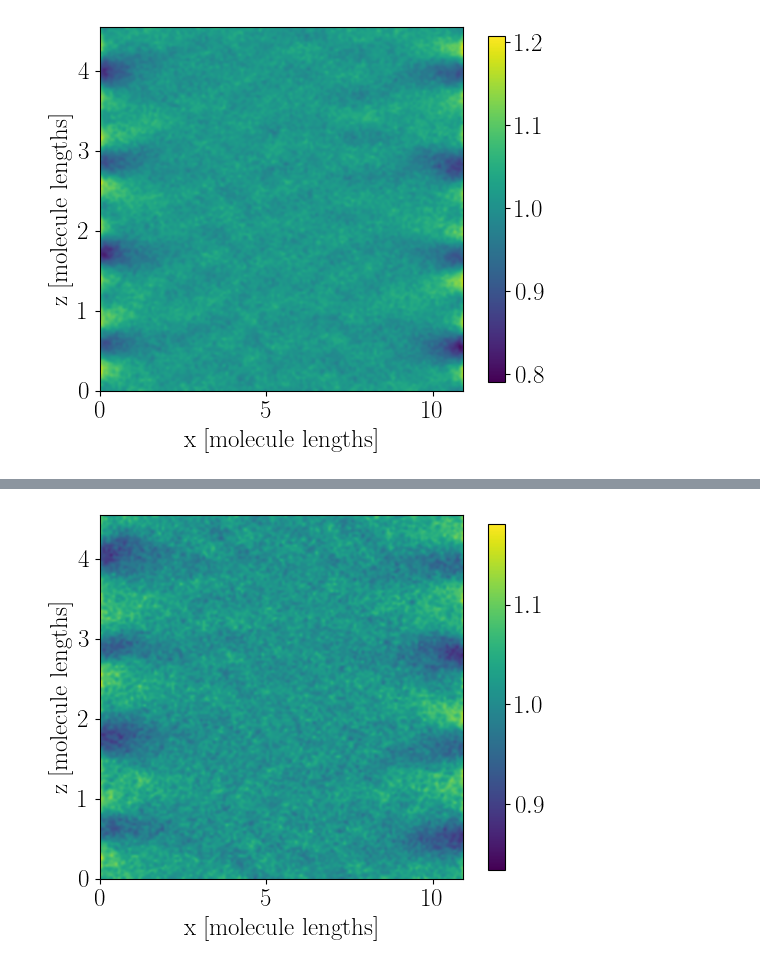
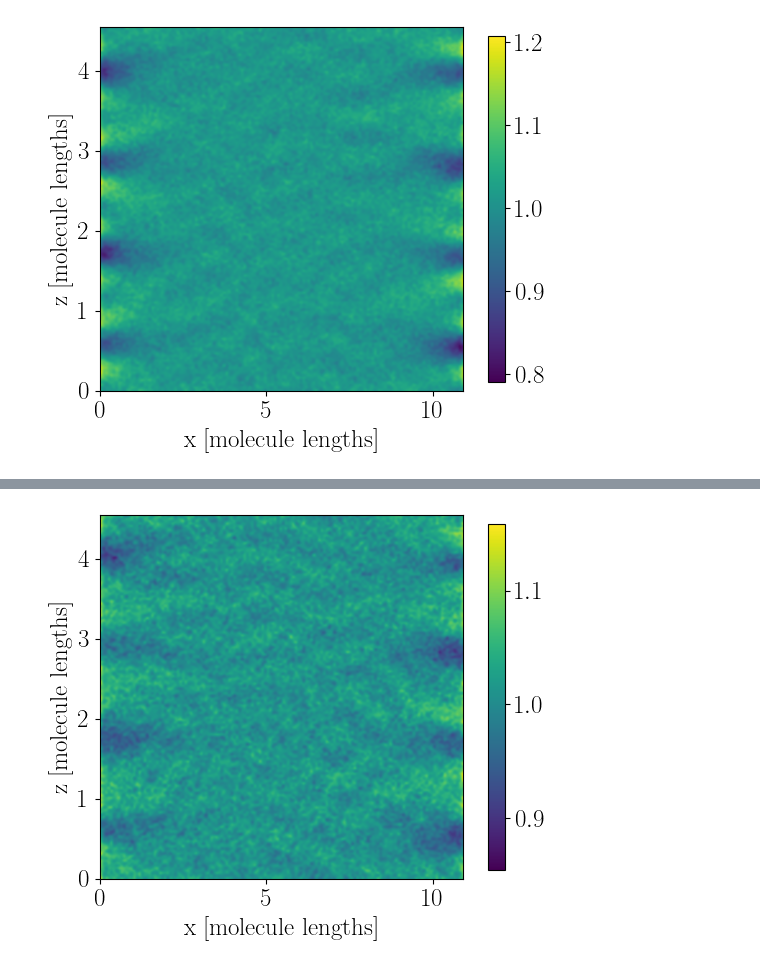
Before and after one commit to smdrzazga/LAMMPS, a Jupyter notebook: plot_printer.ipynb, the cells around one changed output, grey strips where cells are left out. Cells and saved outputs as stored; diff of their text form; code cells hidden in the pictures.

```diff
--- a/plot_printer.ipynb
+++ b/plot_printer.ipynb
@@ -4,15 +4,17 @@ import matplotlib.pyplot as plt
 import os
 import banana_plot as bp
 from scipy.optimize import curve_fit
+from scipy.signal import fftconvolve
 from matplotlib import cm
 from matplotlib.colors import ListedColormap
 
-desktop = r"C:\Users\Szymek\Desktop"
+desktop = r"C:\Users\\" + os.getlogin() + r"\Desktop"
 paths = {
     "desktop": desktop,
     "matrices": desktop + r"\LAMMPS_matrices",
     "matrices_centers": desktop + r"\LAMMPS_matrices\centers_matrices",
     "matrices_directors": desktop + r"\LAMMPS_matrices\directors_matrices",
+    "matrices_polarization": desktop + r"\LAMMPS_matrices\polarization_matrices",
     "matrices_scatter": desktop + r"\LAMMPS_matrices\scatter_matrices",
     "smectic_params": desktop + r"\smectic_params_new.txt",
     "images": desktop + r"\checkpoint_01.03.24\images",
@@ -757,10 +598,10 @@ plt.show()
 # %%
-file1 = paths["matrices_centers"] + r"\centers_screen_bulk_d_0.31_0.31.txt"
+file1 = paths["matrices_centers"] + r"\centers_bulk_d_0.316_0.316.txt"
 
 options = {'extent': [0, 120/11, 0, 50/11], 'aspect': 120/50, 'cbarshrink': 0.95, 'interpol': 'bicubic',
            'xlabel': r'$\mathrm{x\;[molecule\;lengths]}$', 'ylabel': r'$\mathrm{z\;[molecule\;lengths]}$', 'cmap': 'viridis'}
 
 fig, ax = plt.subplots(figsize=(6,4.8))
 ax = bp.HeatmapPlotter(file1, '', plot_attr=options).plot(fig, ax, normalize=True, show=False)
 # %% [output]
-[figure, old version]
+[figure, new version]
```
Also changed, not shown: parts of 21 cells of this notebook, 5 other files.
